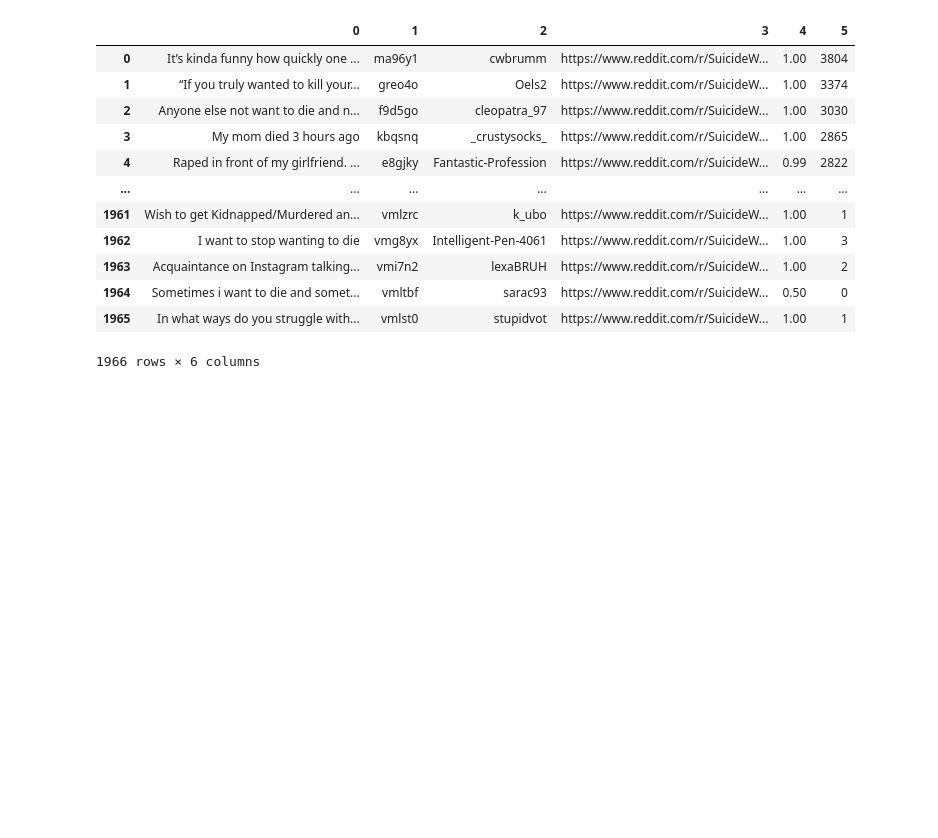
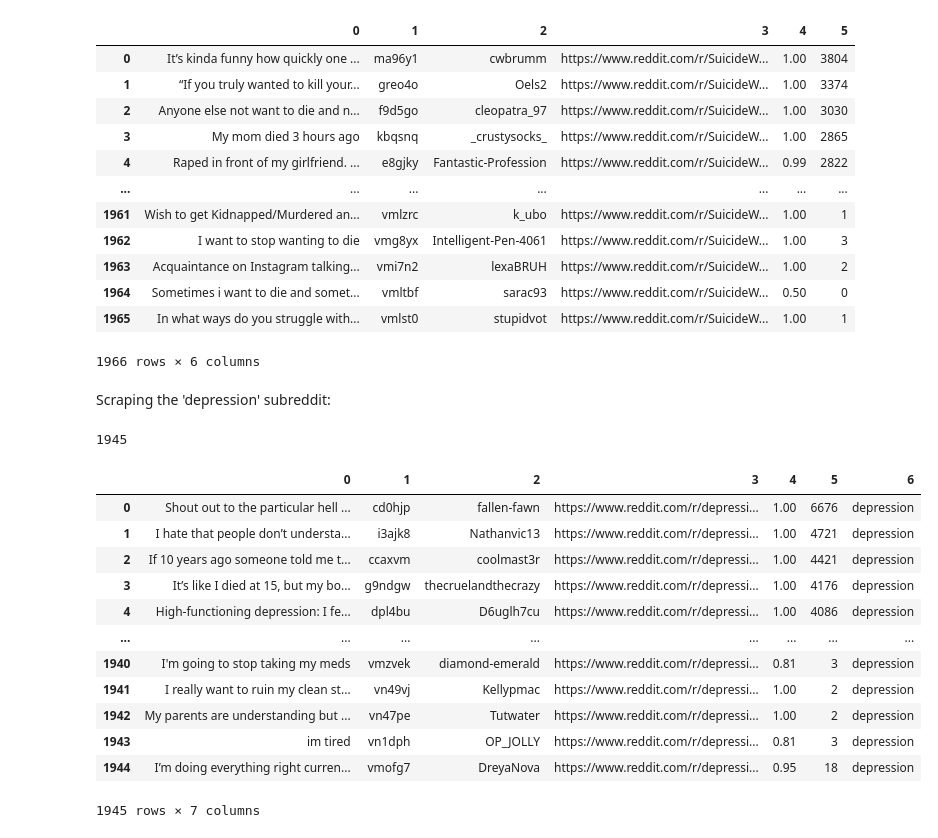
Before and after one commit to shreeramgs/depression_detector, a Jupyter notebook: Scraping the data.ipynb, the cells around one changed output. Drawn from its saved outputs; the diff is of its cells as text; code cells hidden in the pictures; blank space fills up the shorter version.

```diff
--- a/Scraping the data.ipynb
+++ b/Scraping the data.ipynb
@@ -89,3 +89,34 @@ df
 | 1964 | Sometimes i want to die and somet... | vmltbf | sarac93 | https://www.reddit.com/r/SuicideW... | 0.50 | 0 |
 | 1965 | In what ways do you struggle with... | vmlst0 | stupidvot | https://www.reddit.com/r/SuicideW... | 1.00 | 1 |
 1966 rows × 6 columns
+# %% [markdown]
+Scraping the 'depression' subreddit:
+# %%
+depression = []
+
+for submission in reddit.subreddit('depression').top(limit = None):
+    depression.append([submission.title, submission.id , submission.author , submission.url , submission.upvote_ratio , submission.score , submission.subreddit])
+# %%
+for submission in reddit.subreddit('depression').hot(limit = None):
+    depression.append([submission.title, submission.id , submission.author , submission.url , submission.upvote_ratio , submission.score , submission.subreddit])
+# %%
+len(depression)
+# %% [output]
+1945
+# %%
+df1 = pd.DataFrame(depression)
+df1
+# %% [output]
+|  | 0 | 1 | 2 | 3 | 4 | 5 | 6 |
+| 0 | Shout out to the particular hell ... | cd0hjp | fallen-fawn | https://www.reddit.com/r/depressi... | 1.00 | 6676 | depression |
+| 1 | I hate that people don’t understa... | i3ajk8 | Nathanvic13 | https://www.reddit.com/r/depressi... | 1.00 | 4721 | depression |
+| 2 | If 10 years ago someone told me t... | ccaxvm | coolmast3r | https://www.reddit.com/r/depressi... | 1.00 | 4421 | depression |
+| 3 | It’s like I died at 15, but my bo... | g9ndgw | thecruelandthecrazy | https://www.reddit.com/r/depressi... | 1.00 | 4176 | depression |
+| 4 | High-functioning depression: I fe... | dpl4bu | D6uglh7cu | https://www.reddit.com/r/depressi... | 1.00 | 4086 | depression |
+| ... | ... | ... | ... | ... | ... | ... | ... |
+| 1940 | I'm going to stop taking my meds | vmzvek | diamond-emerald | https://www.reddit.com/r/depressi... | 0.81 | 3 | depression |
+| 1941 | I really want to ruin my clean st... | vn49vj | Kellypmac | https://www.reddit.com/r/depressi... | 1.00 | 2 | depression |
+| 1942 | My parents are understanding but ... | vn47pe | Tutwater | https://www.reddit.com/r/depressi... | 1.00 | 2 | depression |
+| 1943 | im tired | vn1dph | OP_JOLLY | https://www.reddit.com/r/depressi... | 0.81 | 3 | depression |
+| 1944 | I’m doing everything right curren... | vmofg7 | DreyaNova | https://www.reddit.com/r/depressi... | 0.95 | 18 | depression |
+1945 rows × 7 columns
```
Also changed, not shown: parts of 4 cells of this notebook.
